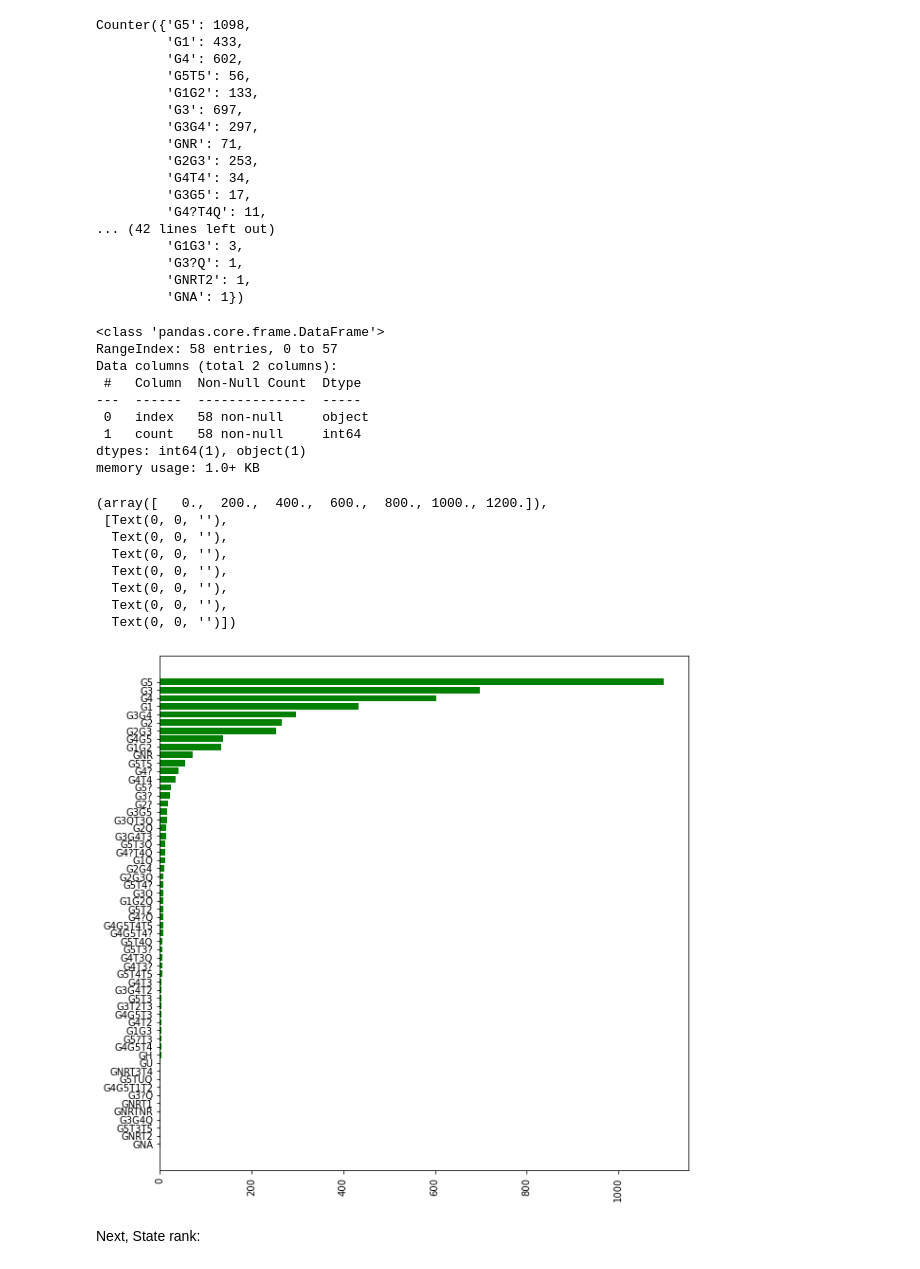
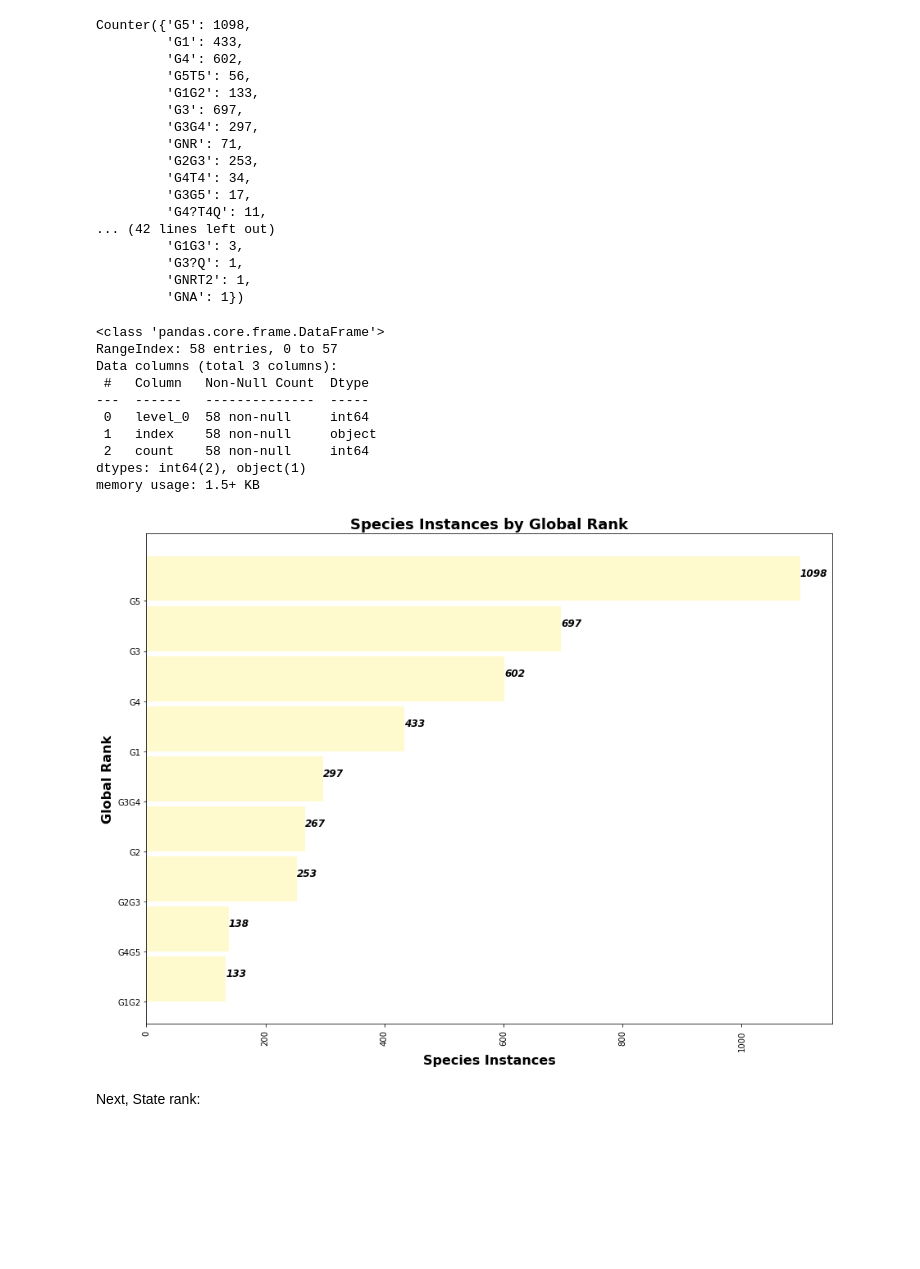
Before and after one commit to jomccall/Species-Diversity-in-Tennessee, a Jupyter notebook: notebooks/Exploration Counties Data-Copy2.ipynb, the cells around one changed output. Drawn from its saved outputs; the diff is of its cells as text; code cells hidden in the pictures; blank space fills up the shorter version.

```diff
--- a/notebooks/Exploration Counties Data-Copy2.ipynb
+++ b/notebooks/Exploration Counties Data-Copy2.ipynb
@@ -123,35 +123,41 @@ gtype_dict = collections.Counter(gtype_list)
 # %%
 gtype_df = pd.DataFrame.from_dict(gtype_dict, orient = 'index', columns = ['count'])
 # %%
-gtype_df = gtype_df.sort_values(['count']).reset_index()
+gtype_df = gtype_df.sort_values(['count'], ascending = False).reset_index()
 # %%
 gtype_df.info()
 # %% [output]
 <class 'pandas.core.frame.DataFrame'>
 RangeIndex: 58 entries, 0 to 57
-Data columns (total 2 columns):
- #   Column  Non-Null Count  Dtype
----  ------  --------------  -----
- 0   index   58 non-null     object
- 1   count   58 non-null     int64
-dtypes: int64(1), object(1)
-memory usage: 1.0+ KB
+Data columns (total 3 columns):
+ #   Column   Non-Null Count  Dtype
+---  ------   --------------  -----
+ 0   level_0  58 non-null     int64
+ 1   index    58 non-null     object
+ 2   count    58 non-null     int64
+dtypes: int64(2), object(1)
+memory usage: 1.5+ KB
-# %%
-#plot:
-
-plt.figure(figsize = (10, 10))
-plt.barh(y = 'index', width = 'count', data = gtype_df, color = 'green')
-plt.xticks(rotation = 90)
-# %% [output]
-(array([   0.,  200.,  400.,  600.,  800., 1000., 1200.]),
- [Text(0, 0, ''),
-  Text(0, 0, ''),
-  Text(0, 0, ''),
-  Text(0, 0, ''),
-  Text(0, 0, ''),
-  Text(0, 0, ''),
-  Text(0, 0, '')])
-[figure, removed]
+# %%
+gtype_df = gtype_df.head(9)
+# %%
+gtype_df = gtype_df.sort_values(['count'])
+# %%
+#plot:
+
+plt.figure(figsize = (15, 11))
+plt.barh('index', 'count', data = gtype_df, color = 'lemonchiffon', align = 'edge', height = 0.9)
+plt.xlabel('Species Instances', fontweight = 'bold', fontsize = 16)
+plt.ylabel('Global Rank', fontweight = 'bold', fontsize = 16)
+plt.title('Species Instances by Global Rank', fontweight = 'bold', fontsize = 18)
+plt.xticks(rotation = 90)
+
+for i in plt.barh('index', 'count', data = gtype_df, color = 'lemonchiffon', align = 'edge', height = 0.9):
+    plt.text(i.get_width()-0.0001*i.get_width(), i.get_y()+0.5,
+             str(round((i.get_width()), 2)),
+             fontsize = 12, fontweight = 'bold', fontstyle = 'italic',
+             color ='black')
+# %% [output]
+[figure, added]
 # %%
 fig, ax = plt.subplots()
 ax.plot
```
